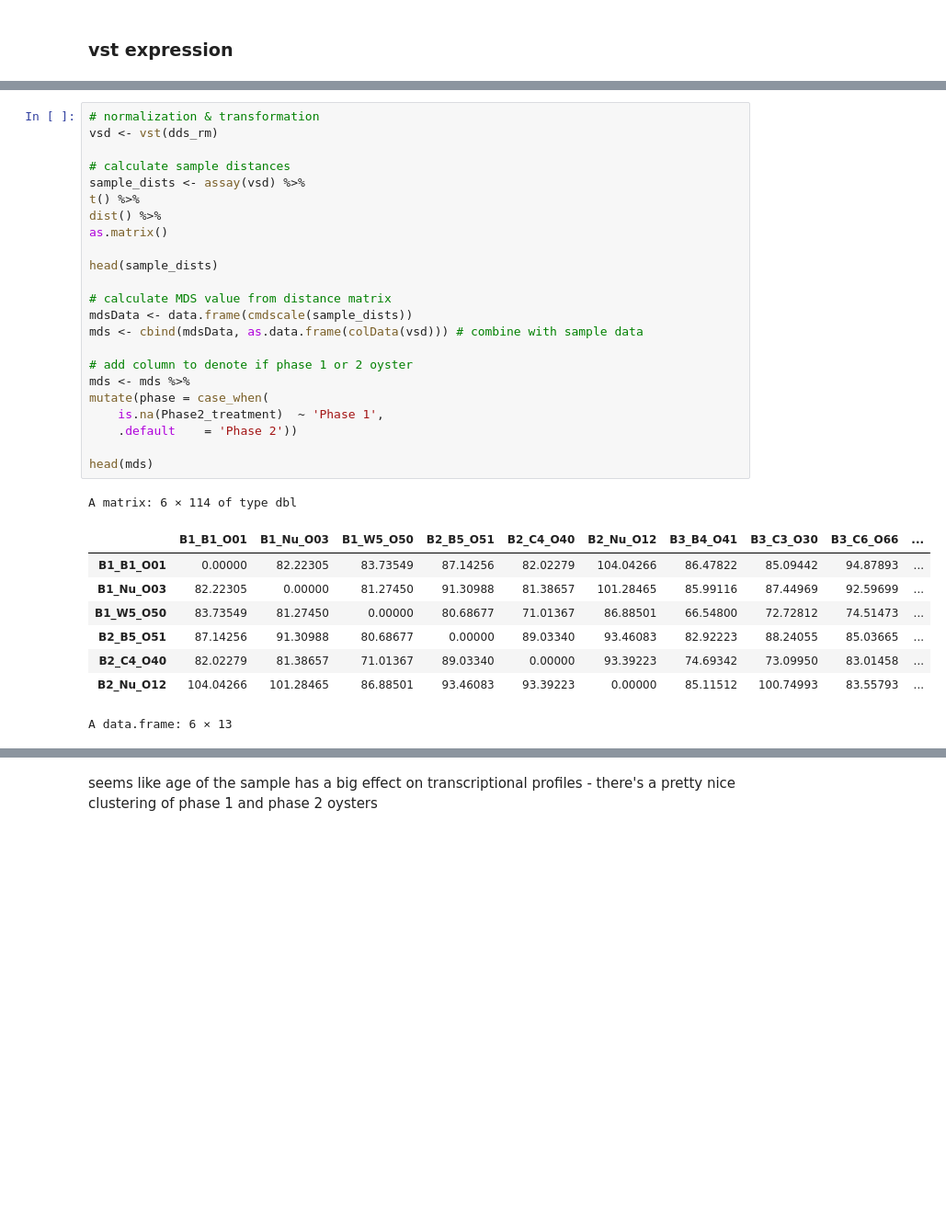
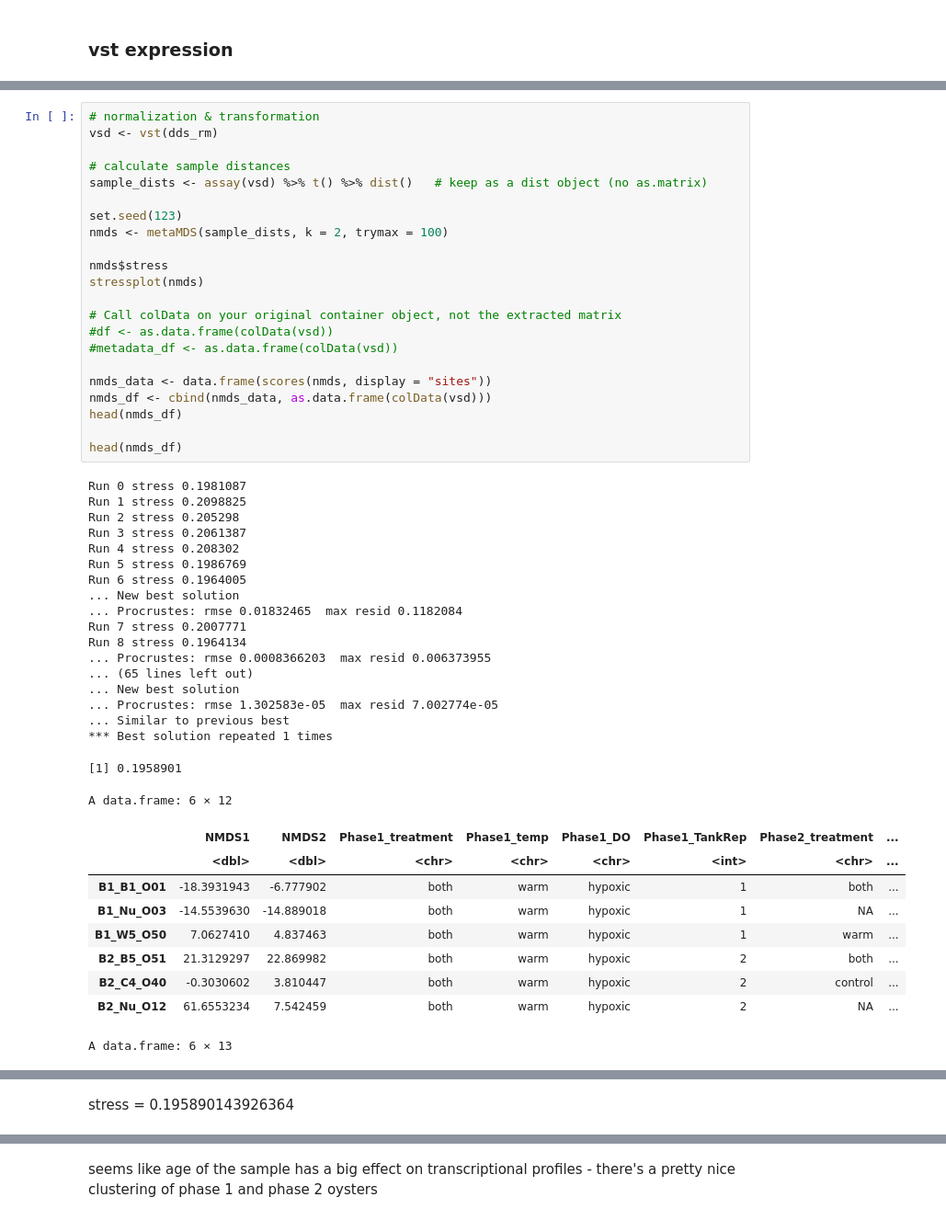
Before and after one commit to jgmcdonough/CE24_RNA-seq, a Jupyter notebook: analysis/diff_expression/compare_phases/deseq_wgcna_ALL.ipynb, the cells around one changed output, grey strips where cells are left out. Shown at 92% size. Drawn from its saved outputs; the diff is of its cells as text; blank space fills up the shorter version.

```diff
--- a/analysis/diff_expression/compare_phases/deseq_wgcna_ALL.ipynb
+++ b/analysis/diff_expression/compare_phases/deseq_wgcna_ALL.ipynb
@@ -296,33 +308,51 @@ write.csv(vst_mat, '/project/pi_sarah_gignouxwolfsohn_uml_edu/julia/CE_2024/CE24
 # %%
 # normalization & transformation
 vsd <- vst(dds_rm)
 
 # calculate sample distances
-sample_dists <- assay(vsd) %>%
-t() %>%
-dist() %>%
-as.matrix()
+sample_dists <- assay(vsd) %>% t() %>% dist()   # keep as a dist object (no as.matrix)
 
-head(sample_dists)
+set.seed(123)
+nmds <- metaMDS(sample_dists, k = 2, trymax = 100)
 
-# calculate MDS value from distance matrix
-mdsData <- data.frame(cmdscale(sample_dists))
-mds <- cbind(mdsData, as.data.frame(colData(vsd))) # combine with sample data
+nmds$stress
+stressplot(nmds)
 
-# add column to denote if phase 1 or 2 oyster
-mds <- mds %>%
-mutate(phase = case_when(
-    is.na(Phase2_treatment)  ~ 'Phase 1',
-    .default    = 'Phase 2'))
+# Call colData on your original container object, not the extracted matrix
+#df <- as.data.frame(colData(vsd))
+#metadata_df <- as.data.frame(colData(vsd))
 
-head(mds)
+nmds_data <- data.frame(scores(nmds, display = "sites"))
+nmds_df <- cbind(nmds_data, as.data.frame(colData(vsd)))
+head(nmds_df)
+
+head(nmds_df)
 # %% [output]
-A matrix: 6 × 114 of type dbl
+Run 0 stress 0.1981087
+Run 1 stress 0.2098825
+Run 2 stress 0.205298
+Run 3 stress 0.2061387
+Run 4 stress 0.208302
+Run 5 stress 0.1986769
+Run 6 stress 0.1964005
+... New best solution
+... Procrustes: rmse 0.01832465  max resid 0.1182084
+Run 7 stress 0.2007771
+Run 8 stress 0.1964134
+... Procrustes: rmse 0.0008366203  max resid 0.006373955
+... (65 lines left out)
+... New best solution
+... Procrustes: rmse 1.302583e-05  max resid 7.002774e-05
+... Similar to previous best
+*** Best solution repeated 1 times
+[1] 0.1958901
+A data.frame: 6 × 12
-|  | B1_B1_O01 | B1_Nu_O03 | B1_W5_O50 | B2_B5_O51 | B2_C4_O40 | B2_Nu_O12 | B3_B4_O41 | B3_C3_O30 | B3_C6_O66 | ... |
-| B1_B1_O01 | 0.00000 | 82.22305 | 83.73549 | 87.14256 | 82.02279 | 104.04266 | 86.47822 | 85.09442 | 94.87893 | ... |
-| B1_Nu_O03 | 82.22305 | 0.00000 | 81.27450 | 91.30988 | 81.38657 | 101.28465 | 85.99116 | 87.44969 | 92.59699 | ... |
-| B1_W5_O50 | 83.73549 | 81.27450 | 0.00000 | 80.68677 | 71.01367 | 86.88501 | 66.54800 | 72.72812 | 74.51473 | ... |
-| B2_B5_O51 | 87.14256 | 91.30988 | 80.68677 | 0.00000 | 89.03340 | 93.46083 | 82.92223 | 88.24055 | 85.03665 | ... |
-| B2_C4_O40 | 82.02279 | 81.38657 | 71.01367 | 89.03340 | 0.00000 | 93.39223 | 74.69342 | 73.09950 | 83.01458 | ... |
-| B2_Nu_O12 | 104.04266 | 101.28465 | 86.88501 | 93.46083 | 93.39223 | 0.00000 | 85.11512 | 100.74993 | 83.55793 | ... |
+|  | NMDS1 | NMDS2 | Phase1_treatment | Phase1_temp | Phase1_DO | Phase1_TankRep | Phase2_treatment | ... |
+|  | <dbl> | <dbl> | <chr> | <chr> | <chr> | <int> | <chr> | ... |
+| B1_B1_O01 | -18.3931943 | -6.777902 | both | warm | hypoxic | 1 | both | ... |
+| B1_Nu_O03 | -14.5539630 | -14.889018 | both | warm | hypoxic | 1 | NA | ... |
+| B1_W5_O50 | 7.0627410 | 4.837463 | both | warm | hypoxic | 1 | warm | ... |
+| B2_B5_O51 | 21.3129297 | 22.869982 | both | warm | hypoxic | 2 | both | ... |
+| B2_C4_O40 | -0.3030602 | 3.810447 | both | warm | hypoxic | 2 | control | ... |
+| B2_Nu_O12 | 61.6553234 | 7.542459 | both | warm | hypoxic | 2 | NA | ... |
-A data.frame: 6 × 13
+A data.frame: 6 × 13
@@ -336,0 +368,2 @@ A data.frame: 6 × 13
+# %% [markdown]
+stress = 0.195890143926364
```
Also changed, not shown: parts of 17 cells of this notebook.
